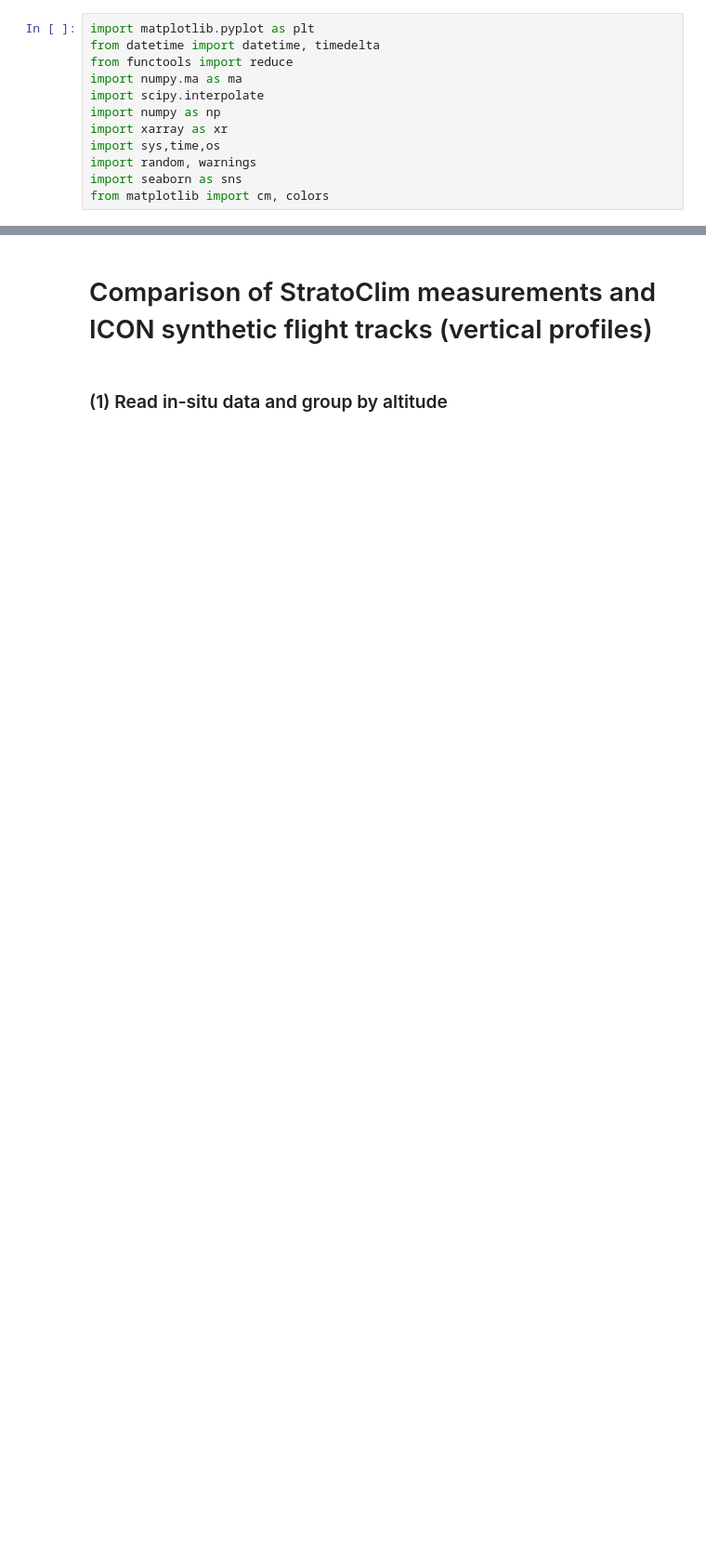
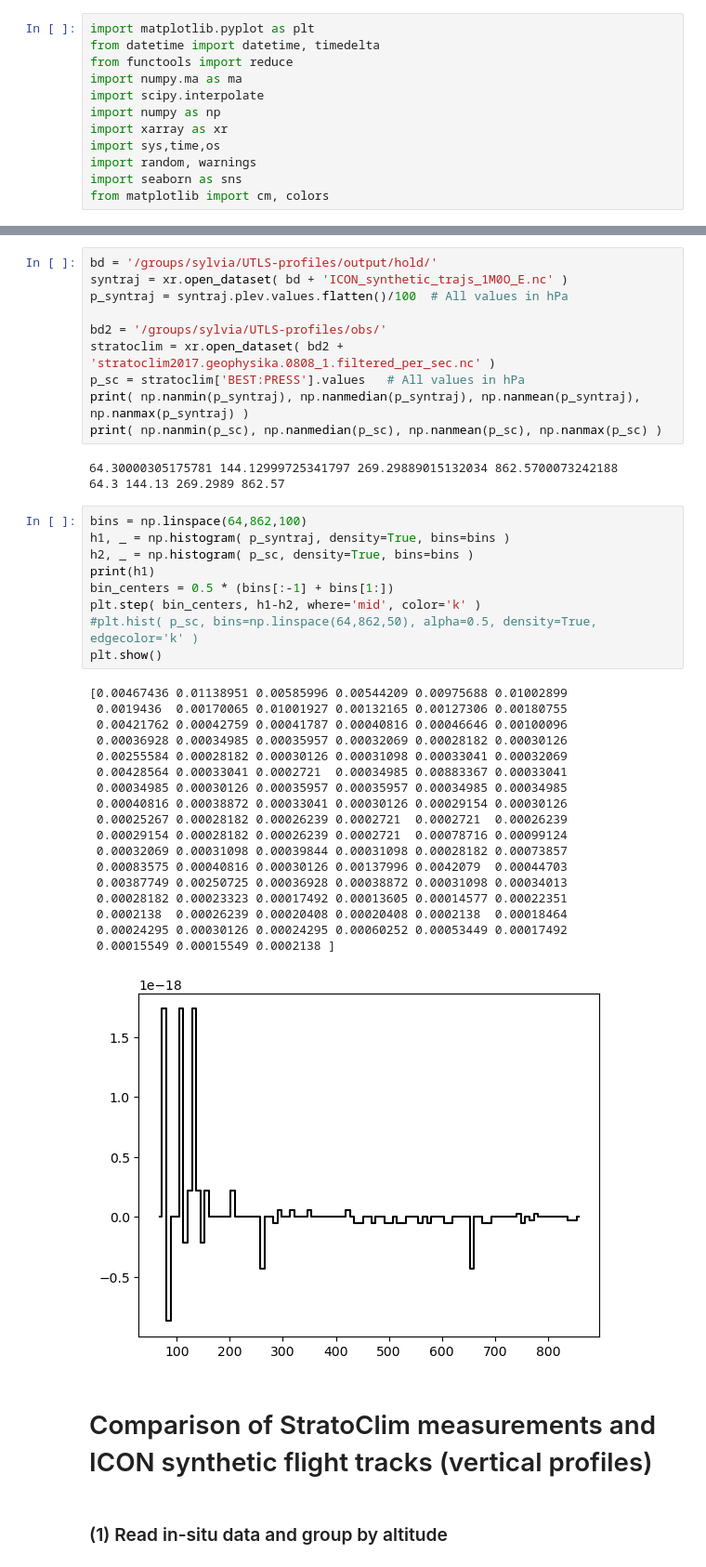
Before and after one commit to sylviasullivan/UTLS-profiles, a Jupyter notebook: Analysis_article3.ipynb, the cells around one changed output, grey strips where cells are left out. Shown at 93% size. Drawn from its saved outputs; the diff is of its cells as text; blank space fills up the shorter version.

```diff
--- a/Analysis_article3.ipynb
+++ b/Analysis_article3.ipynb
@@ -24,3 +66,44 @@ farbe = sim_colors()
+# %%
+bd = '/groups/sylvia/UTLS-profiles/output/hold/'
+syntraj = xr.open_dataset( bd + 'ICON_synthetic_trajs_1M0O_E.nc' )
+p_syntraj = syntraj.plev.values.flatten()/100  # All values in hPa
+
+bd2 = '/groups/sylvia/UTLS-profiles/obs/'
+stratoclim = xr.open_dataset( bd2 + 'stratoclim2017.geophysika.0808_1.filtered_per_sec.nc' )
+p_sc = stratoclim['BEST:PRESS'].values   # All values in hPa
+print( np.nanmin(p_syntraj), np.nanmedian(p_syntraj), np.nanmean(p_syntraj), np.nanmax(p_syntraj) )
+print( np.nanmin(p_sc), np.nanmedian(p_sc), np.nanmean(p_sc), np.nanmax(p_sc) )
+# %% [output]
+64.30000305175781 144.12999725341797 269.29889015132034 862.5700073242188
+64.3 144.13 269.2989 862.57
+# %%
+bins = np.linspace(64,862,100)
+h1, _ = np.histogram( p_syntraj, density=True, bins=bins )
+h2, _ = np.histogram( p_sc, density=True, bins=bins )
+print(h1)
+bin_centers = 0.5 * (bins[:-1] + bins[1:])
+plt.step( bin_centers, h1-h2, where='mid', color='k' )
+#plt.hist( p_sc, bins=np.linspace(64,862,50), alpha=0.5, density=True, edgecolor='k' )
+plt.show()
+# %% [output]
+[0.00467436 0.01138951 0.00585996 0.00544209 0.00975688 0.01002899
+ 0.0019436  0.00170065 0.01001927 0.00132165 0.00127306 0.00180755
+ 0.00421762 0.00042759 0.00041787 0.00040816 0.00046646 0.00100096
+ 0.00036928 0.00034985 0.00035957 0.00032069 0.00028182 0.00030126
+ 0.00255584 0.00028182 0.00030126 0.00031098 0.00033041 0.00032069
+ 0.00428564 0.00033041 0.0002721  0.00034985 0.00883367 0.00033041
+ 0.00034985 0.00030126 0.00035957 0.00035957 0.00034985 0.00034985
+ 0.00040816 0.00038872 0.00033041 0.00030126 0.00029154 0.00030126
+ 0.00025267 0.00028182 0.00026239 0.0002721  0.0002721  0.00026239
+ 0.00029154 0.00028182 0.00026239 0.0002721  0.00078716 0.00099124
+ 0.00032069 0.00031098 0.00039844 0.00031098 0.00028182 0.00073857
+ 0.00083575 0.00040816 0.00030126 0.00137996 0.0042079  0.00044703
+ 0.00387749 0.00250725 0.00036928 0.00038872 0.00031098 0.00034013
+ 0.00028182 0.00023323 0.00017492 0.00013605 0.00014577 0.00022351
+ 0.0002138  0.00026239 0.00020408 0.00020408 0.0002138  0.00018464
+ 0.00024295 0.00030126 0.00024295 0.00060252 0.00053449 0.00017492
+ 0.00015549 0.00015549 0.0002138 ]
+[figure, added]
 # %% [markdown]
 # Comparison of StratoClim measurements and ICON synthetic flight tracks (vertical profiles)
 # %% [markdown]
```
Also changed, not shown: parts of 5 cells of this notebook, 16 other files.
